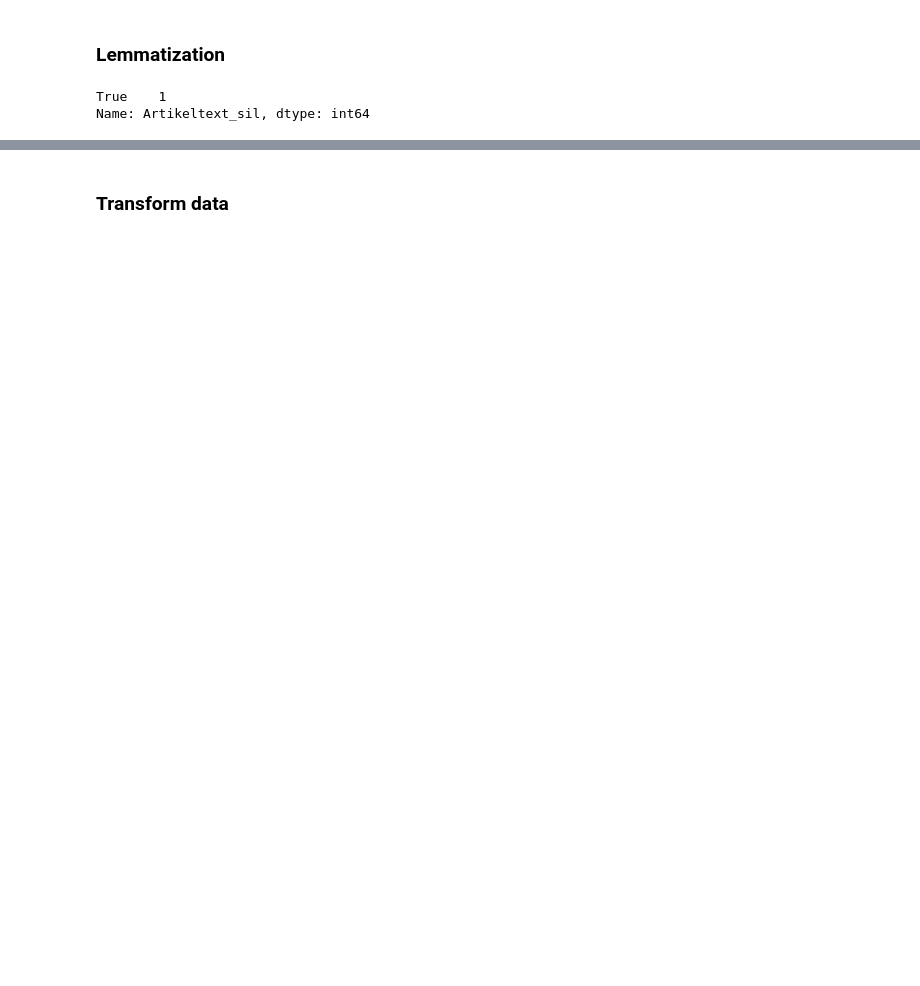
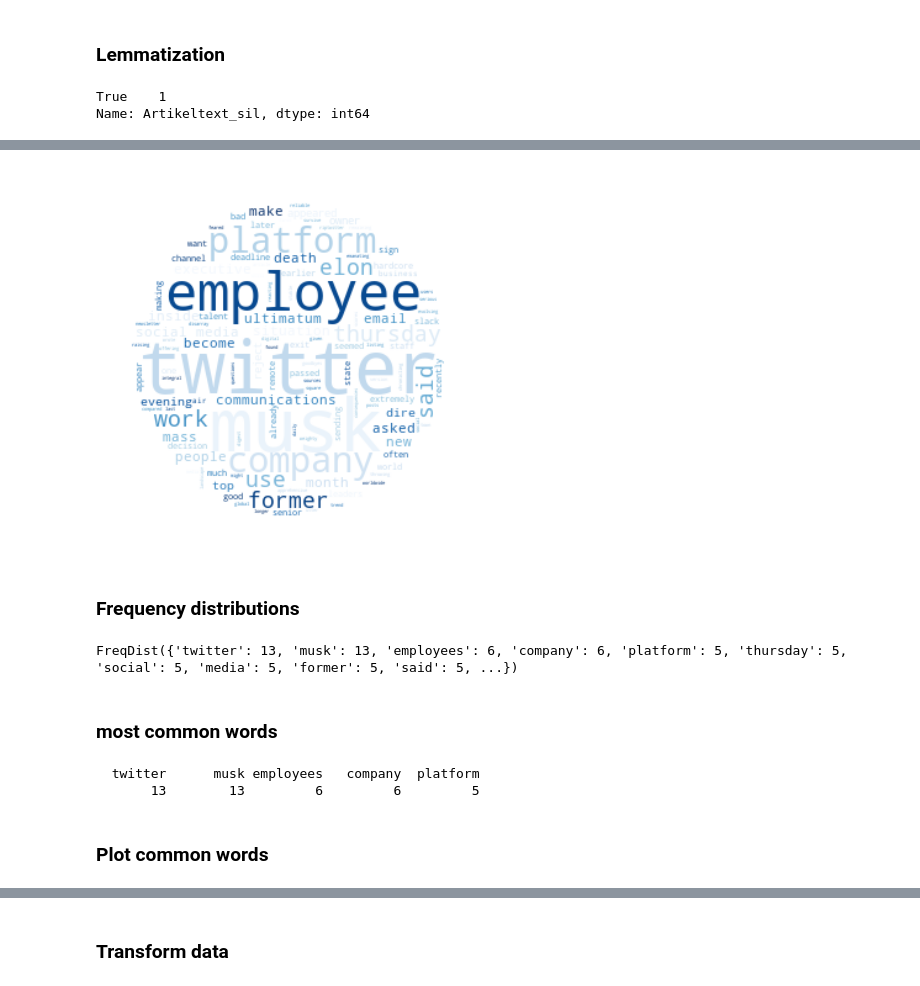
Before and after one commit to louisawalter/DS-Homework1, a Jupyter notebook: notebooks/03-textmining-cnn.ipynb, the cells around one changed output, grey strips where cells are left out. Cells and saved outputs as stored; diff of their text form; code cells hidden in the pictures; blank space fills up the shorter version.

```diff
--- a/notebooks/03-textmining-cnn.ipynb
+++ b/notebooks/03-textmining-cnn.ipynb
@@ -96,0 +129,15 @@ Name: Artikeltext_sil, dtype: int64
+# %%
+x, y = np.ogrid[:300, :300]
+mask = (x - 150) ** 2 + (y - 150) ** 2 > 130 ** 2
+mask = 255 * mask.astype(int)
+
+wc = WordCloud(background_color="white", repeat=True, mask=mask, colormap="Blues")
+wc.generate(all_words)
+
+plt.axis("off")
+plt.imshow(wc, interpolation="bilinear")
+plt.show;
+# %% [output]
+[figure, added]
+# %% [markdown]
+### Frequency distributions
@@ -96,0 +150,14 @@ Name: Artikeltext_sil, dtype: int64
+# %%
+fd
+# %% [output]
+FreqDist({'twitter': 13, 'musk': 13, 'employees': 6, 'company': 6, 'platform': 5, 'thursday': 5, 'social': 5, 'media': 5, 'former': 5, 'said': 5, ...})
+# %% [markdown]
+### most common words
+# %%
+# show the 5 most common words as table
+fd.tabulate(5)
+# %% [output]
+  twitter      musk employees   company  platform
+       13        13         6         6         5
+# %% [markdown]
+### Plot common words
```
Also changed, not shown: parts of 31 cells of this notebook, 1 other file.
